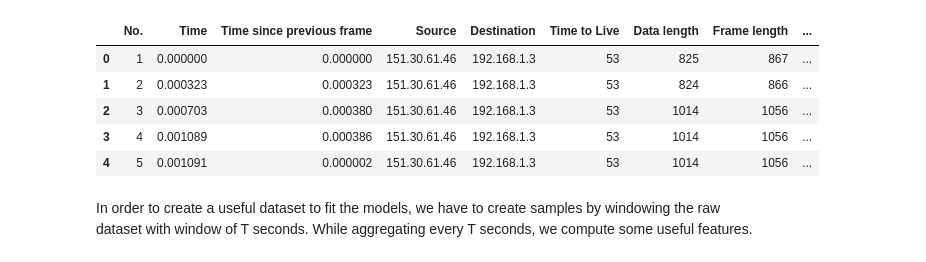
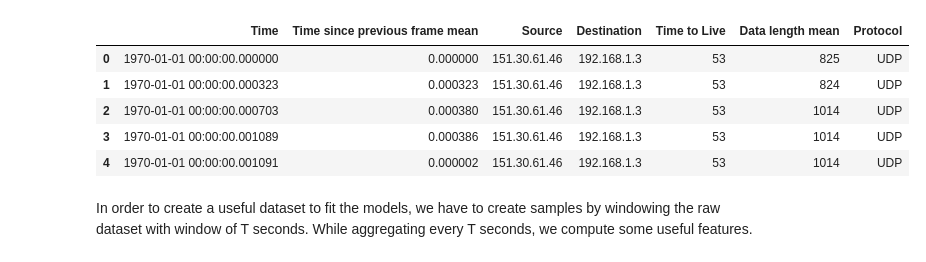
Before and after one commit to MassimilianoArca/IoT-WI-project, a Jupyter notebook: Project.ipynb, the cells around one changed output. Saved outputs shown, nothing was run; the diff lists cells and outputs as text; code cells hidden in the pictures.

```diff
--- a/Project.ipynb
+++ b/Project.ipynb
@@ -13,13 +14,17 @@ import matplotlib.pyplot as plt
 # %%
 df = pd.read_csv("Dataset.csv")
 df = pd.DataFrame(df)
 df = df.drop(columns='Info')
+df = df.drop(columns='Frame length')
+df = df.drop(columns=['No.'])
+df['Time'] = pd.to_datetime(df['Time'], unit='s')
+df = df.rename(columns= {'Time since previous frame' : 'Time since previous frame mean', 'Data length' : 'Data length mean'})
 
 df.head()
 # %% [output]
-|  | No. | Time | Time since previous frame | Source | Destination | Time to Live | Data length | Frame length | ... |
-| 0 | 1 | 0.000000 | 0.000000 | 151.30.61.46 | 192.168.1.3 | 53 | 825 | 867 | ... |
-| 1 | 2 | 0.000323 | 0.000323 | 151.30.61.46 | 192.168.1.3 | 53 | 824 | 866 | ... |
-| 2 | 3 | 0.000703 | 0.000380 | 151.30.61.46 | 192.168.1.3 | 53 | 1014 | 1056 | ... |
-| 3 | 4 | 0.001089 | 0.000386 | 151.30.61.46 | 192.168.1.3 | 53 | 1014 | 1056 | ... |
-| 4 | 5 | 0.001091 | 0.000002 | 151.30.61.46 | 192.168.1.3 | 53 | 1014 | 1056 | ... |
+|  | Time | Time since previous frame mean | Source | Destination | Time to Live | Data length mean | Protocol |
+| 0 | 1970-01-01 00:00:00.000000 | 0.000000 | 151.30.61.46 | 192.168.1.3 | 53 | 825 | UDP |
+| 1 | 1970-01-01 00:00:00.000323 | 0.000323 | 151.30.61.46 | 192.168.1.3 | 53 | 824 | UDP |
+| 2 | 1970-01-01 00:00:00.000703 | 0.000380 | 151.30.61.46 | 192.168.1.3 | 53 | 1014 | UDP |
+| 3 | 1970-01-01 00:00:00.001089 | 0.000386 | 151.30.61.46 | 192.168.1.3 | 53 | 1014 | UDP |
+| 4 | 1970-01-01 00:00:00.001091 | 0.000002 | 151.30.61.46 | 192.168.1.3 | 53 | 1014 | UDP |
```
Also changed, not shown: parts of 20 cells of this notebook, 3 other files.
